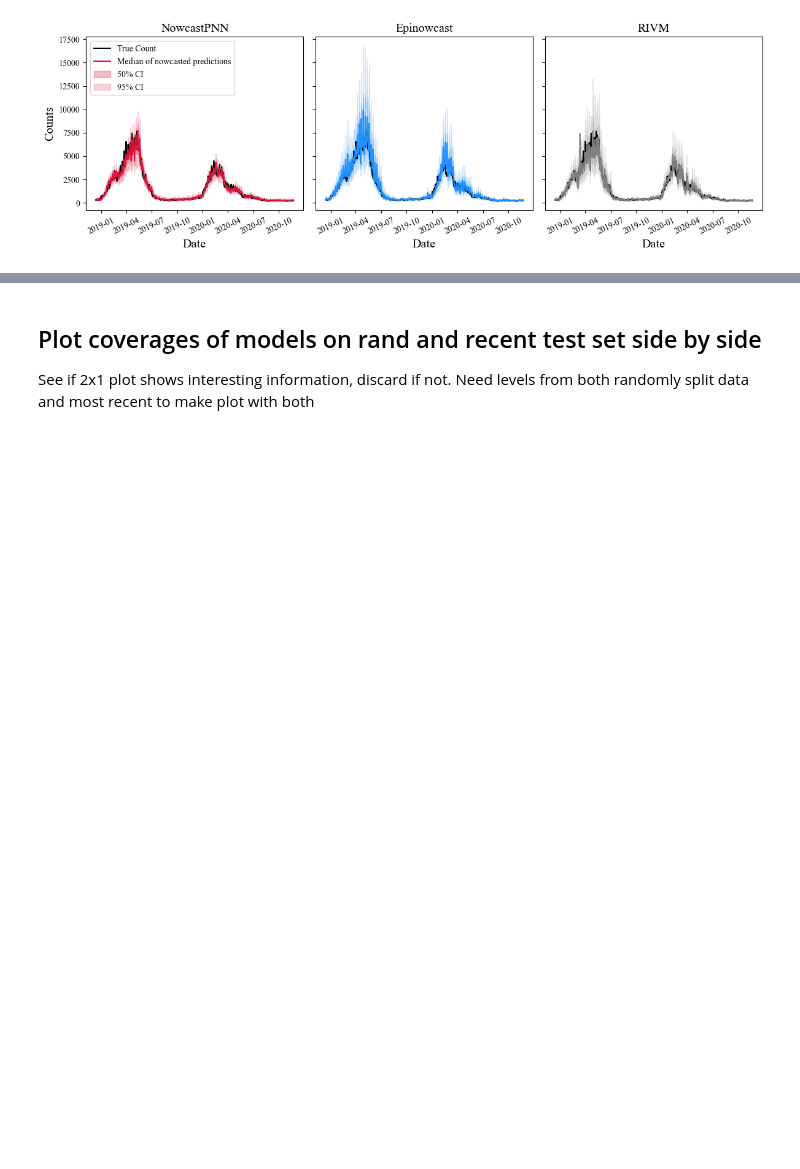
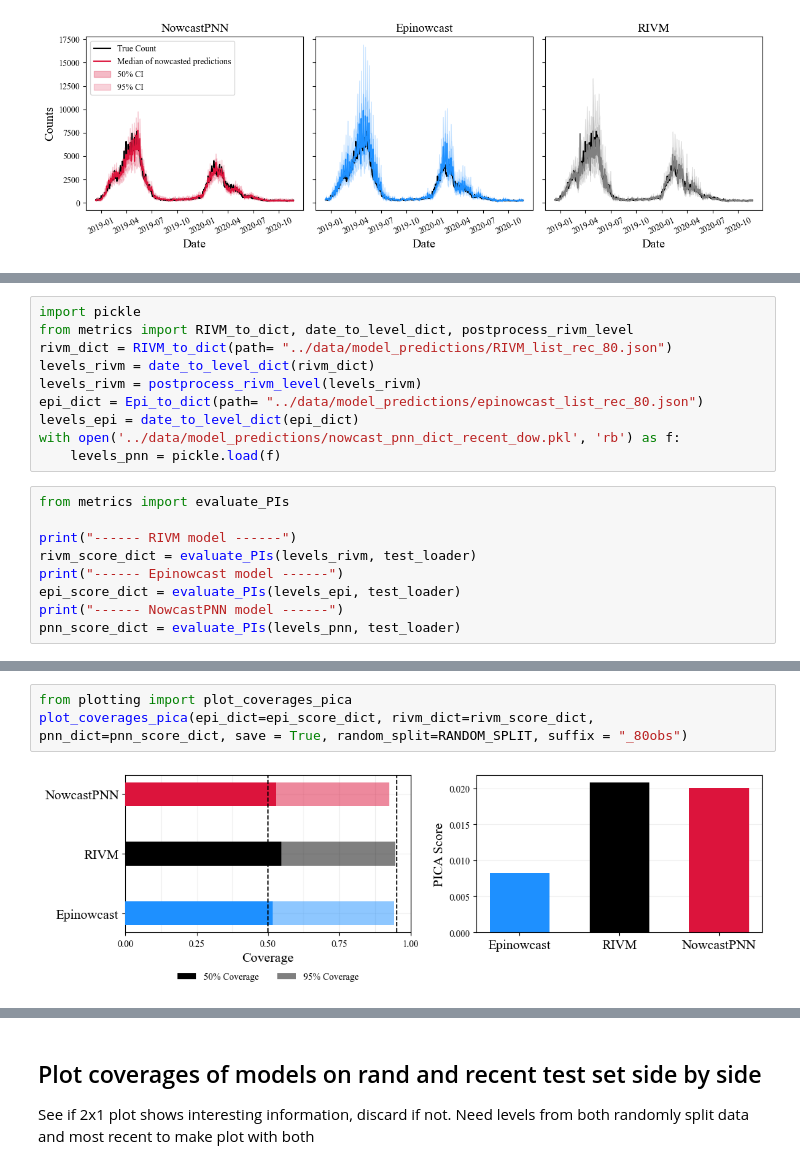
Before and after one commit to silaskoemen/NowcastPNN, a Jupyter notebook: src/model_comparisons.ipynb, the cells around one changed output, grey strips where cells are left out. Cells and saved outputs as stored; diff of their text form; blank space fills up the shorter version.

```diff
--- a/src/model_comparisons.ipynb
+++ b/src/model_comparisons.ipynb
@@ -225,0 +228,19 @@ plot_sameday_nowcast_recent(test_loader=test_loader, test_idcs=test_idcs, levels
+# %%
+import pickle
+from metrics import RIVM_to_dict, date_to_level_dict, postprocess_rivm_level
+rivm_dict = RIVM_to_dict(path= "../data/model_predictions/RIVM_list_rec_80.json")
+levels_rivm = date_to_level_dict(rivm_dict)
+levels_rivm = postprocess_rivm_level(levels_rivm)
+epi_dict = Epi_to_dict(path= "../data/model_predictions/epinowcast_list_rec_80.json")
+levels_epi = date_to_level_dict(epi_dict)
+with open('../data/model_predictions/nowcast_pnn_dict_recent_dow.pkl', 'rb') as f:
+    levels_pnn = pickle.load(f)
+# %%
+from metrics import evaluate_PIs
+
+print("------ RIVM model ------")
+rivm_score_dict = evaluate_PIs(levels_rivm, test_loader)
+print("------ Epinowcast model ------")
+epi_score_dict = evaluate_PIs(levels_epi, test_loader)
+print("------ NowcastPNN model ------")
+pnn_score_dict = evaluate_PIs(levels_pnn, test_loader)
@@ -225,0 +263,5 @@ plot_sameday_nowcast_recent(test_loader=test_loader, test_idcs=test_idcs, levels
+# %%
+from plotting import plot_coverages_pica
+plot_coverages_pica(epi_dict=epi_score_dict, rivm_dict=rivm_score_dict, pnn_dict=pnn_score_dict, save = True, random_split=RANDOM_SPLIT, suffix = "_80obs")
+# %% [output]
+[figure, added]
```
Also changed, not shown: parts of 11 cells of this notebook, 26 other files.
